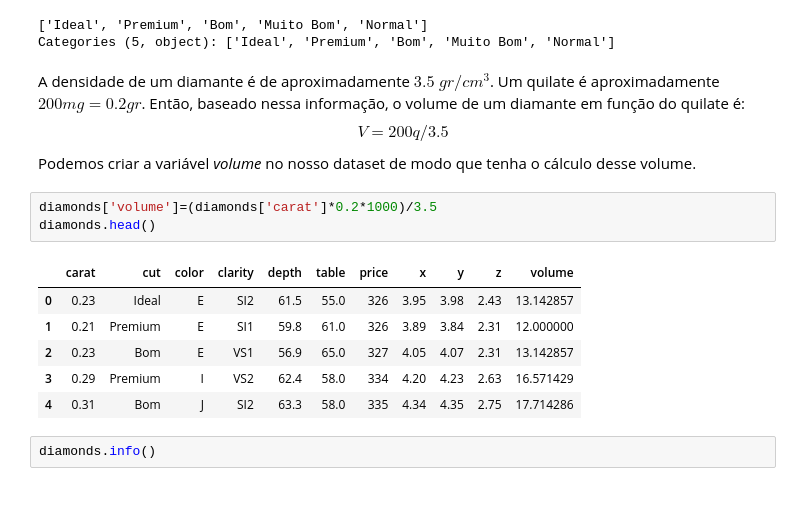
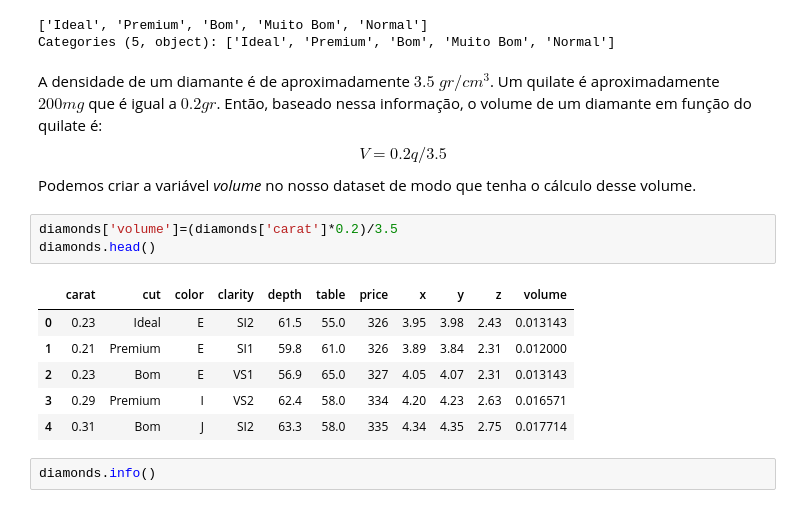
Before and after one commit to FilipeLima/Intro-Pandas, a Jupyter notebook: Workshop.ipynb, the cells around one changed output. Cells and saved outputs as stored; diff of their text form.

```diff
--- a/Workshop.ipynb
+++ b/Workshop.ipynb
@@ -587,19 +589,19 @@ diamonds['cut'].unique()
 ['Ideal', 'Premium', 'Bom', 'Muito Bom', 'Normal']
 Categories (5, object): ['Ideal', 'Premium', 'Bom', 'Muito Bom', 'Normal']
 # %% [markdown]
-A densidade de um diamante é de aproximadamente $3.5 \; gr/cm^3$. Um quilate é aproximadamente $200mg=0.2gr$. Então, baseado nessa informação, o volume de um diamante em função do quilate é:
-$$V=200q/3.5$$
+A densidade de um diamante é de aproximadamente $3.5 \; gr/cm^3$. Um quilate é aproximadamente $200mg$ que é igual a $0.2gr$. Então, baseado nessa informação, o volume de um diamante em função do quilate é:
+$$V=0.2q/3.5$$
 Podemos criar a variável *volume* no nosso dataset de modo que tenha o cálculo desse volume.
 # %%
-diamonds['volume']=(diamonds['carat']*0.2*1000)/3.5
+diamonds['volume']=(diamonds['carat']*0.2)/3.5
 diamonds.head()
 # %% [output]
 |  | carat | cut | color | clarity | depth | table | price | x | y | z | volume |
-| 0 | 0.23 | Ideal | E | SI2 | 61.5 | 55.0 | 326 | 3.95 | 3.98 | 2.43 | 13.142857 |
-| 1 | 0.21 | Premium | E | SI1 | 59.8 | 61.0 | 326 | 3.89 | 3.84 | 2.31 | 12.000000 |
-| 2 | 0.23 | Bom | E | VS1 | 56.9 | 65.0 | 327 | 4.05 | 4.07 | 2.31 | 13.142857 |
-| 3 | 0.29 | Premium | I | VS2 | 62.4 | 58.0 | 334 | 4.20 | 4.23 | 2.63 | 16.571429 |
-| 4 | 0.31 | Bom | J | SI2 | 63.3 | 58.0 | 335 | 4.34 | 4.35 | 2.75 | 17.714286 |
+| 0 | 0.23 | Ideal | E | SI2 | 61.5 | 55.0 | 326 | 3.95 | 3.98 | 2.43 | 0.013143 |
+| 1 | 0.21 | Premium | E | SI1 | 59.8 | 61.0 | 326 | 3.89 | 3.84 | 2.31 | 0.012000 |
+| 2 | 0.23 | Bom | E | VS1 | 56.9 | 65.0 | 327 | 4.05 | 4.07 | 2.31 | 0.013143 |
+| 3 | 0.29 | Premium | I | VS2 | 62.4 | 58.0 | 334 | 4.20 | 4.23 | 2.63 | 0.016571 |
+| 4 | 0.31 | Bom | J | SI2 | 63.3 | 58.0 | 335 | 4.34 | 4.35 | 2.75 | 0.017714 |
 # %%
 diamonds.info()
 # %% [output]
```
Also changed, not shown: parts of 39 cells of this notebook.
